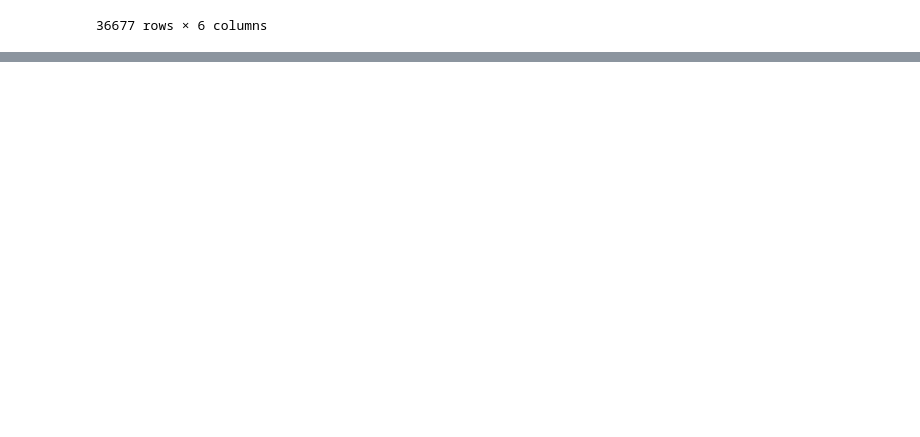
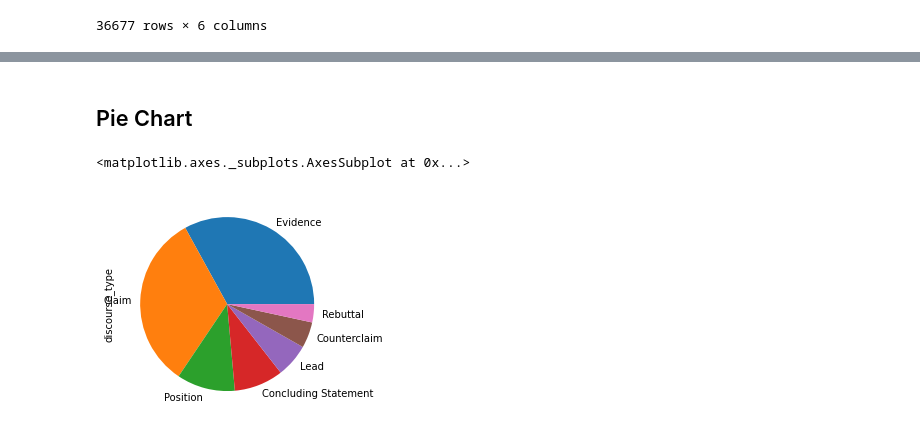
Before and after one commit to bonnefco/P8, a Jupyter notebook: P8_EDA_TF_IDF_MODELS.ipynb, the cells around one changed output, grey strips where cells are left out. Saved outputs shown, nothing was run; the diff lists cells and outputs as text; code cells hidden in the pictures; blank space fills up the shorter version.

```diff
--- a/P8_EDA_TF_IDF_MODELS.ipynb
+++ b/P8_EDA_TF_IDF_MODELS.ipynb
@@ -187,0 +187,8 @@ print(somme)
+# %%
+def delete_if_not_in(liste, liste_words_to_keep = liste_words_to_keep):
+
+  words_in_list = [i for i in liste if i in liste_words_to_keep]
+
+  return list(words_in_list)
+# %%
+df_effective_args['only_'+str(nb_words_to_save)+'_tokens'] = df_effective_args['no_stop_words'].apply(delete_if_not_in)
@@ -187,0 +207,5 @@ print(somme)
+# %%
+def counter_len_in_text(string):
+  return len(string)
+# %%
+df_effective_args['Longueur_texte'] = df_effective_args['only_'+str(nb_words_to_save)+'_tokens'].apply(counter_len_in_text)
@@ -187,0 +252,8 @@ print(somme)
+# %% [markdown]
+## Pie Chart
+# %%
+plt.figure()
+df_effective_args['discourse_type'].value_counts().plot.pie()
+# %% [output]
+<matplotlib.axes._subplots.AxesSubplot at 0x...>
+[figure, added]
```
Also changed, not shown: parts of 35 cells of this notebook.
